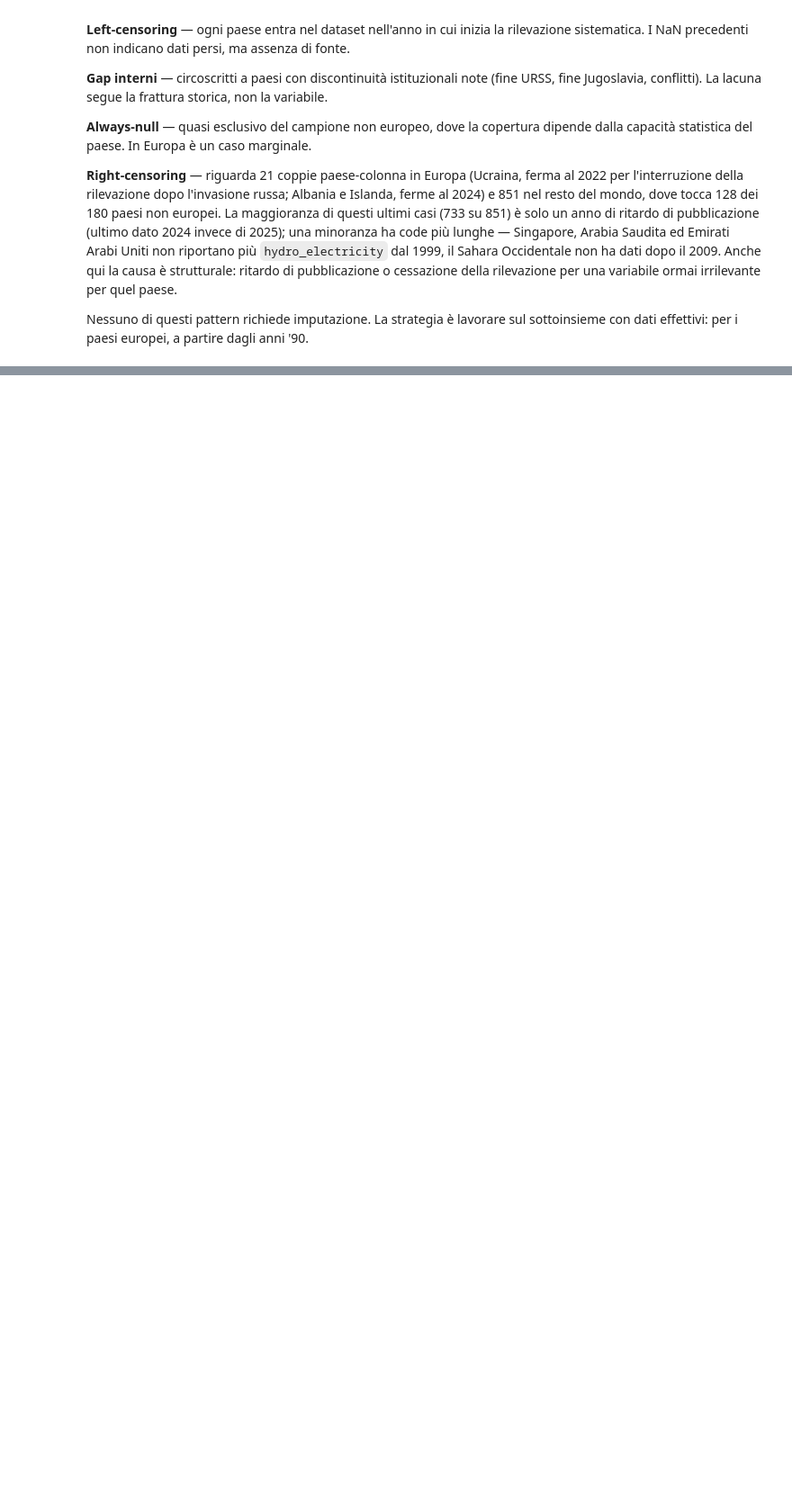
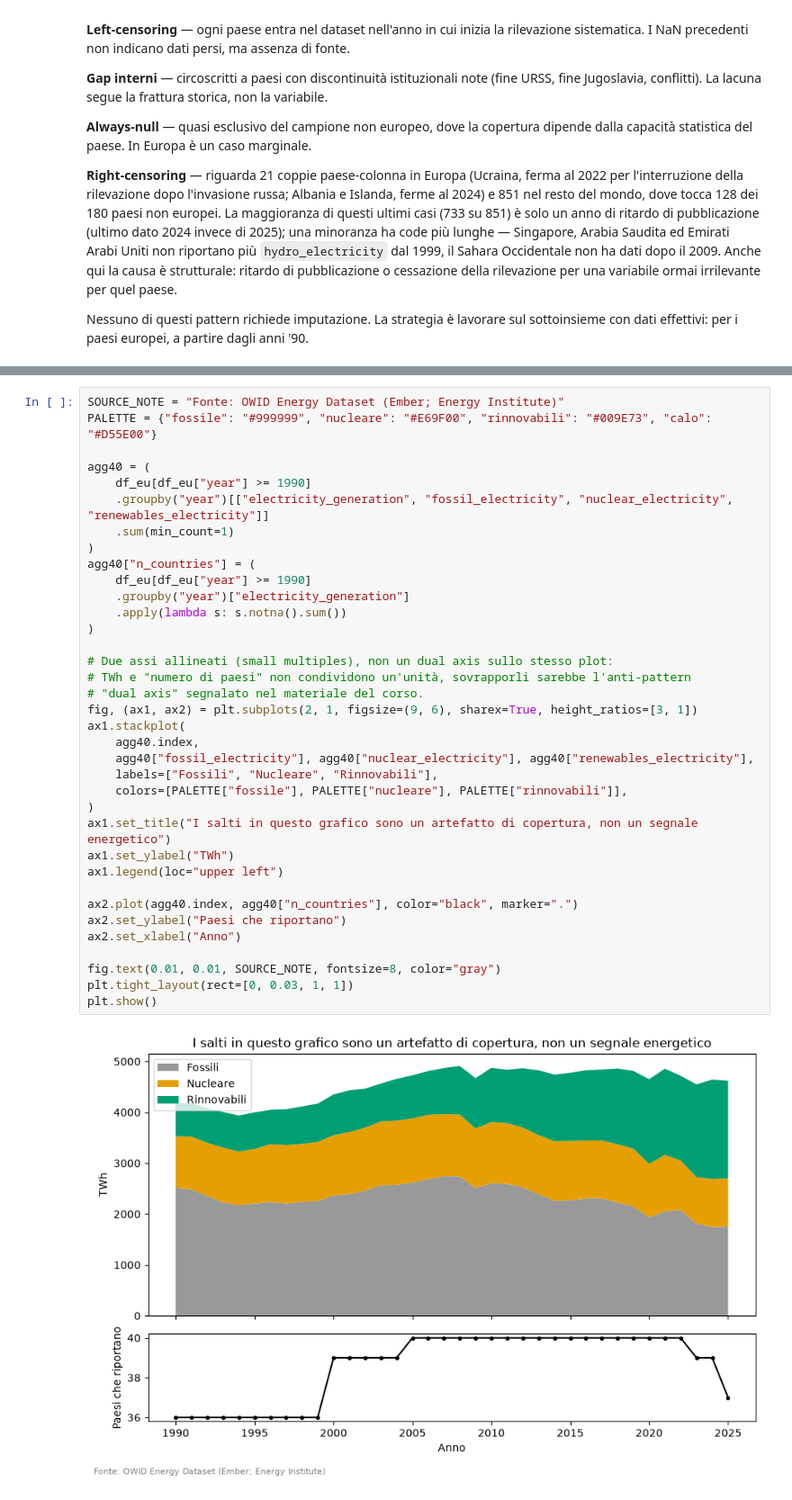
Before and after one commit to marco-pedretti/Progetto-Data-Visualization-e-Dashboard-Design, a Jupyter notebook: eda_energia_europa.ipynb, the cells around one changed output, grey strips where cells are left out. Shown at 90% size. Cells and saved outputs as stored; diff of their text form; blank space fills up the shorter version.

```diff
--- a/eda_energia_europa.ipynb
+++ b/eda_energia_europa.ipynb
@@ -341,0 +353,38 @@ Nessuno di questi pattern richiede imputazione. La strategia è lavorare sul sot
+# %%
+SOURCE_NOTE = "Fonte: OWID Energy Dataset (Ember; Energy Institute)"
+PALETTE = {"fossile": "#999999", "nucleare": "#E69F00", "rinnovabili": "#009E73", "calo": "#D55E00"}
+
+agg40 = (
+    df_eu[df_eu["year"] >= 1990]
+    .groupby("year")[["electricity_generation", "fossil_electricity", "nuclear_electricity", "renewables_electricity"]]
+    .sum(min_count=1)
+)
+agg40["n_countries"] = (
+    df_eu[df_eu["year"] >= 1990]
+    .groupby("year")["electricity_generation"]
+    .apply(lambda s: s.notna().sum())
+)
+
+# Due assi allineati (small multiples), non un dual axis sullo stesso plot:
+# TWh e "numero di paesi" non condividono un'unità, sovrapporli sarebbe l'anti-pattern
+# "dual axis" segnalato nel materiale del corso.
+fig, (ax1, ax2) = plt.subplots(2, 1, figsize=(9, 6), sharex=True, height_ratios=[3, 1])
+ax1.stackplot(
+    agg40.index,
+    agg40["fossil_electricity"], agg40["nuclear_electricity"], agg40["renewables_electricity"],
+    labels=["Fossili", "Nucleare", "Rinnovabili"],
+    colors=[PALETTE["fossile"], PALETTE["nucleare"], PALETTE["rinnovabili"]],
+)
+ax1.set_title("I salti in questo grafico sono un artefatto di copertura, non un segnale energetico")
+ax1.set_ylabel("TWh")
+ax1.legend(loc="upper left")
+
+ax2.plot(agg40.index, agg40["n_countries"], color="black", marker=".")
+ax2.set_ylabel("Paesi che riportano")
+ax2.set_xlabel("Anno")
+
+fig.text(0.01, 0.01, SOURCE_NOTE, fontsize=8, color="gray")
+plt.tight_layout(rect=[0, 0.03, 1, 1])
+plt.show()
+# %% [output]
+[figure, added]
```
Also changed, not shown: parts of 15 cells of this notebook.
